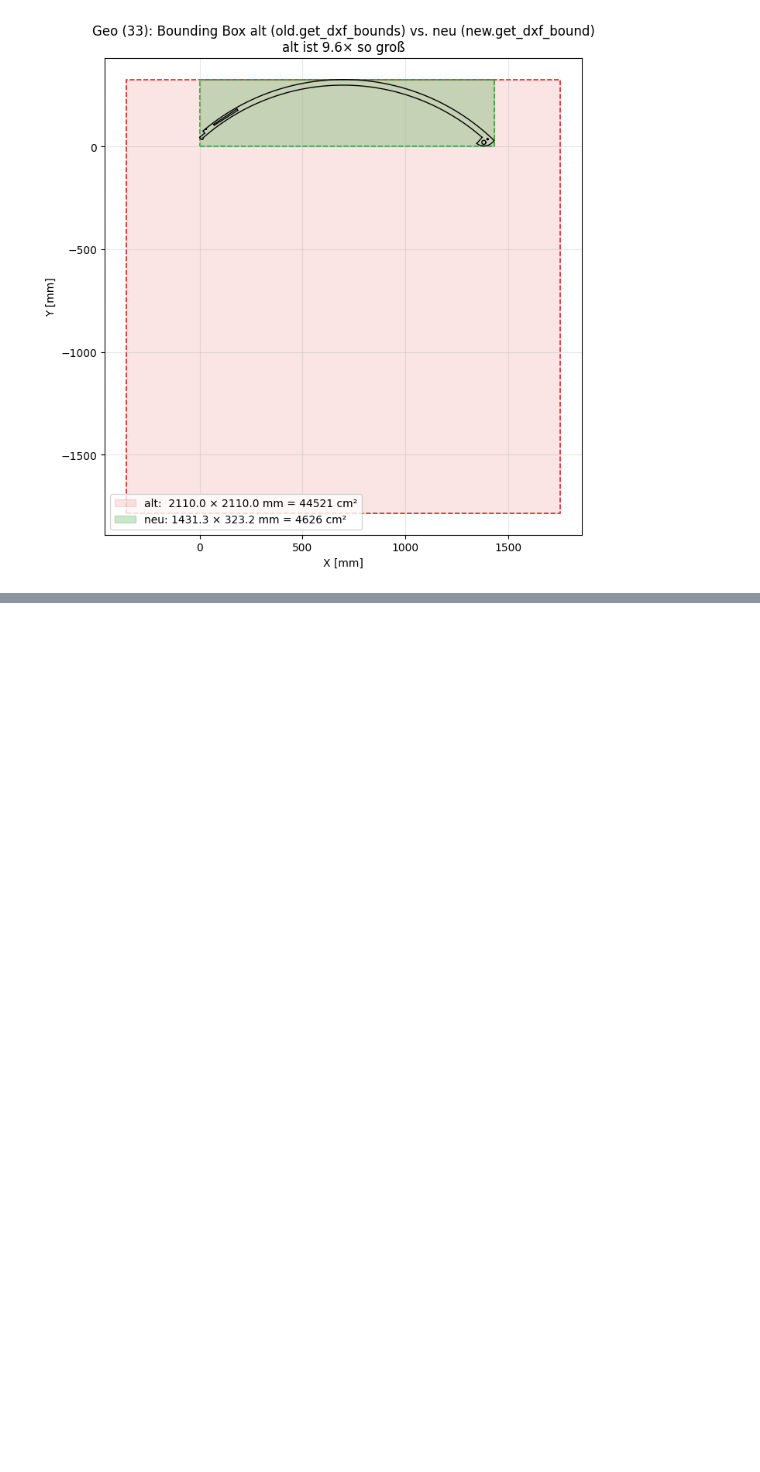
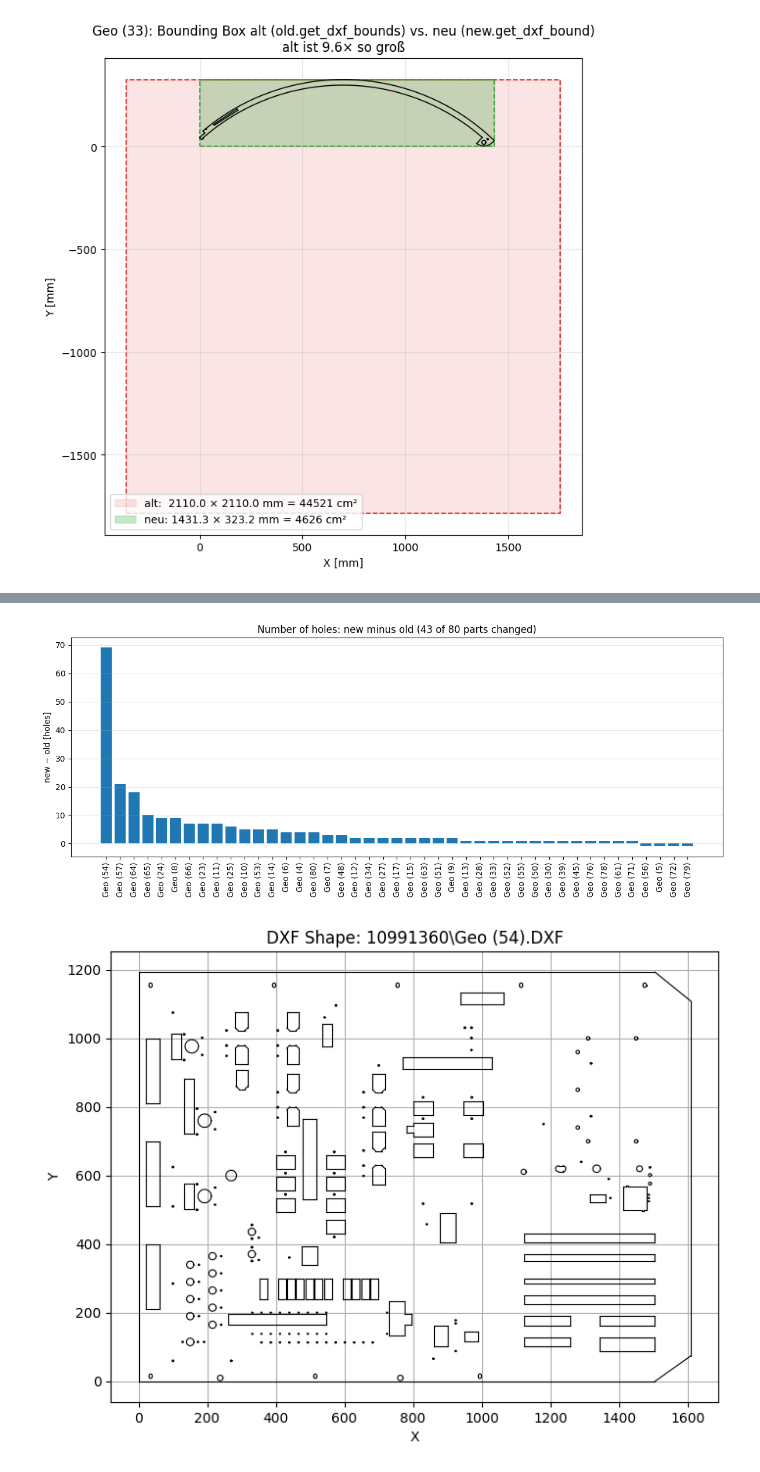
Before and after one commit to Nanof5/DSF4E, a Jupyter notebook: DSF4E_Challenge1/helpers_analysis.ipynb, the cells around one changed output, grey strips where cells are left out. Saved outputs shown, nothing was run; the diff lists cells and outputs as text; code cells hidden in the pictures; blank space fills up the shorter version.

```diff
--- a/DSF4E_Challenge1/helpers_analysis.ipynb
+++ b/DSF4E_Challenge1/helpers_analysis.ipynb
@@ -149,3 +161,27 @@ new.plot_dxf(os.path.join(DXF_DIR, "Geo (65).DXF"))
+# %%
+holes = pd.DataFrame({
+    "file": [os.path.splitext(os.path.basename(f))[0] for f in files],
+    "old": [old.get_number_of_holes(f) for f in files],
+    "new": [new.get_number_of_holes(f) for f in files],
+})
+holes["diff"] = holes["new"] - holes["old"]
+
+# only parts where the hole count changed, largest difference first
+changed = holes[holes["diff"] != 0].sort_values("diff", ascending=False)
+
+fig, ax = plt.subplots(figsize=(12, 5))
+ax.bar(changed["file"], changed["diff"])
+ax.set_ylabel("new − old [holes]")
+ax.set_title(f"Number of holes: new minus old ({len(changed)} of {len(holes)} parts changed)")
+ax.tick_params(axis="x", rotation=90)
+ax.grid(True, axis="y", alpha=0.3)
+plt.tight_layout()
+plt.show()
+
+new.plot_dxf(os.path.join(DXF_DIR, "Geo (54).DXF"))
+# %% [output]
+[figure, added]
+[figure, added]
 # %% [markdown]
 #### Cutting Length
 
```
Also changed, not shown: parts of 7 cells of this notebook.
